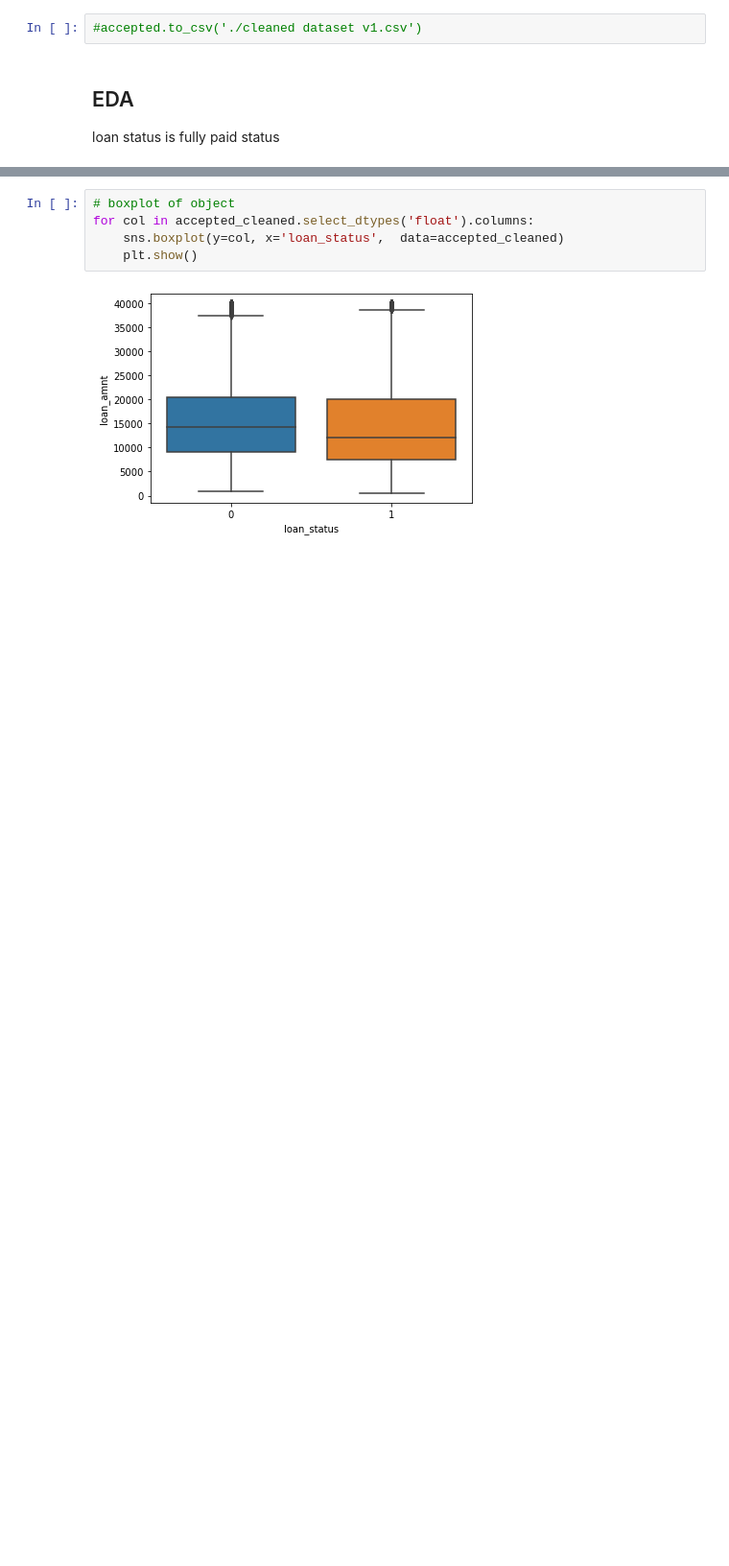
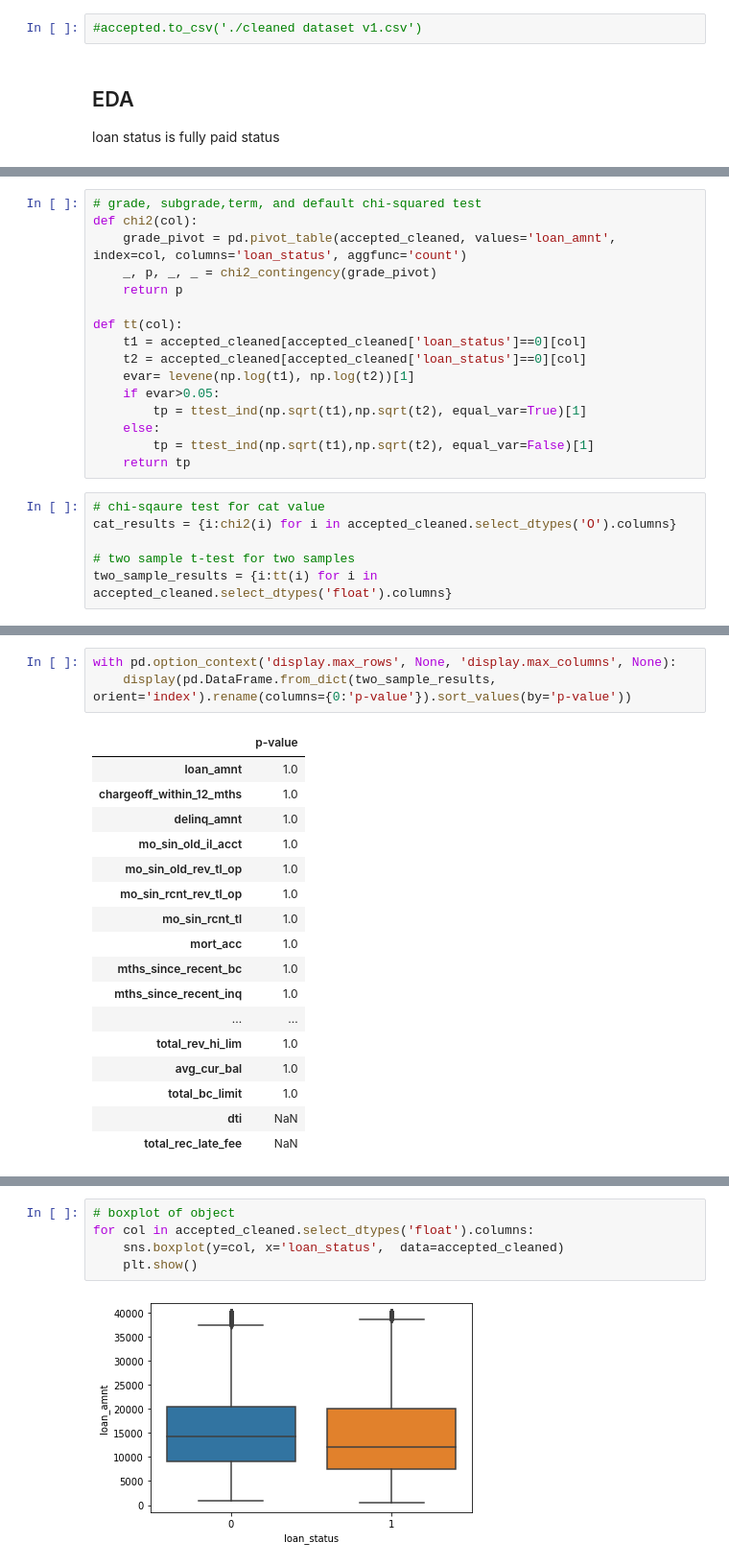
Before and after one commit to wlwlct/Loan-Default-Prediction, a Jupyter notebook: Default Loan Prediction.ipynb, the cells around one changed output, grey strips where cells are left out. Shown at 96% size. Drawn from its saved outputs; the diff is of its cells as text; blank space fills up the shorter version.

```diff
--- a/Default Loan Prediction.ipynb
+++ b/Default Loan Prediction.ipynb
@@ -760,0 +787,22 @@ for col in accepted_cleaned.select_dtypes('object').columns:
+# %%
+# grade, subgrade,term, and default chi-squared test
+def chi2(col):
+    grade_pivot = pd.pivot_table(accepted_cleaned, values='loan_amnt', index=col, columns='loan_status', aggfunc='count')
+    _, p, _, _ = chi2_contingency(grade_pivot)
+    return p
+
+def tt(col):
+    t1 = accepted_cleaned[accepted_cleaned['loan_status']==0][col]
+    t2 = accepted_cleaned[accepted_cleaned['loan_status']==0][col]
+    evar= levene(np.log(t1), np.log(t2))[1]
+    if evar>0.05:
+        tp = ttest_ind(np.sqrt(t1),np.sqrt(t2), equal_var=True)[1]
+    else:
+        tp = ttest_ind(np.sqrt(t1),np.sqrt(t2), equal_var=False)[1]
+    return tp
+# %%
+# chi-sqaure test for cat value
+cat_results = {i:chi2(i) for i in accepted_cleaned.select_dtypes('O').columns}
+
+# two sample t-test for two samples
+two_sample_results = {i:tt(i) for i in accepted_cleaned.select_dtypes('float').columns}
@@ -760,0 +825,21 @@ for col in accepted_cleaned.select_dtypes('object').columns:
+# %%
+with pd.option_context('display.max_rows', None, 'display.max_columns', None):
+    display(pd.DataFrame.from_dict(two_sample_results, orient='index').rename(columns={0:'p-value'}).sort_values(by='p-value'))
+# %% [output]
+|  | p-value |
+| loan_amnt | 1.0 |
+| chargeoff_within_12_mths | 1.0 |
+| delinq_amnt | 1.0 |
+| mo_sin_old_il_acct | 1.0 |
+| mo_sin_old_rev_tl_op | 1.0 |
+| mo_sin_rcnt_rev_tl_op | 1.0 |
+| mo_sin_rcnt_tl | 1.0 |
+| mort_acc | 1.0 |
+| mths_since_recent_bc | 1.0 |
+| mths_since_recent_inq | 1.0 |
+| ... | ... |
+| total_rev_hi_lim | 1.0 |
+| avg_cur_bal | 1.0 |
+| total_bc_limit | 1.0 |
+| dti | NaN |
+| total_rec_late_fee | NaN |
```
Also changed, not shown: parts of 12 cells of this notebook, 6 other files.
